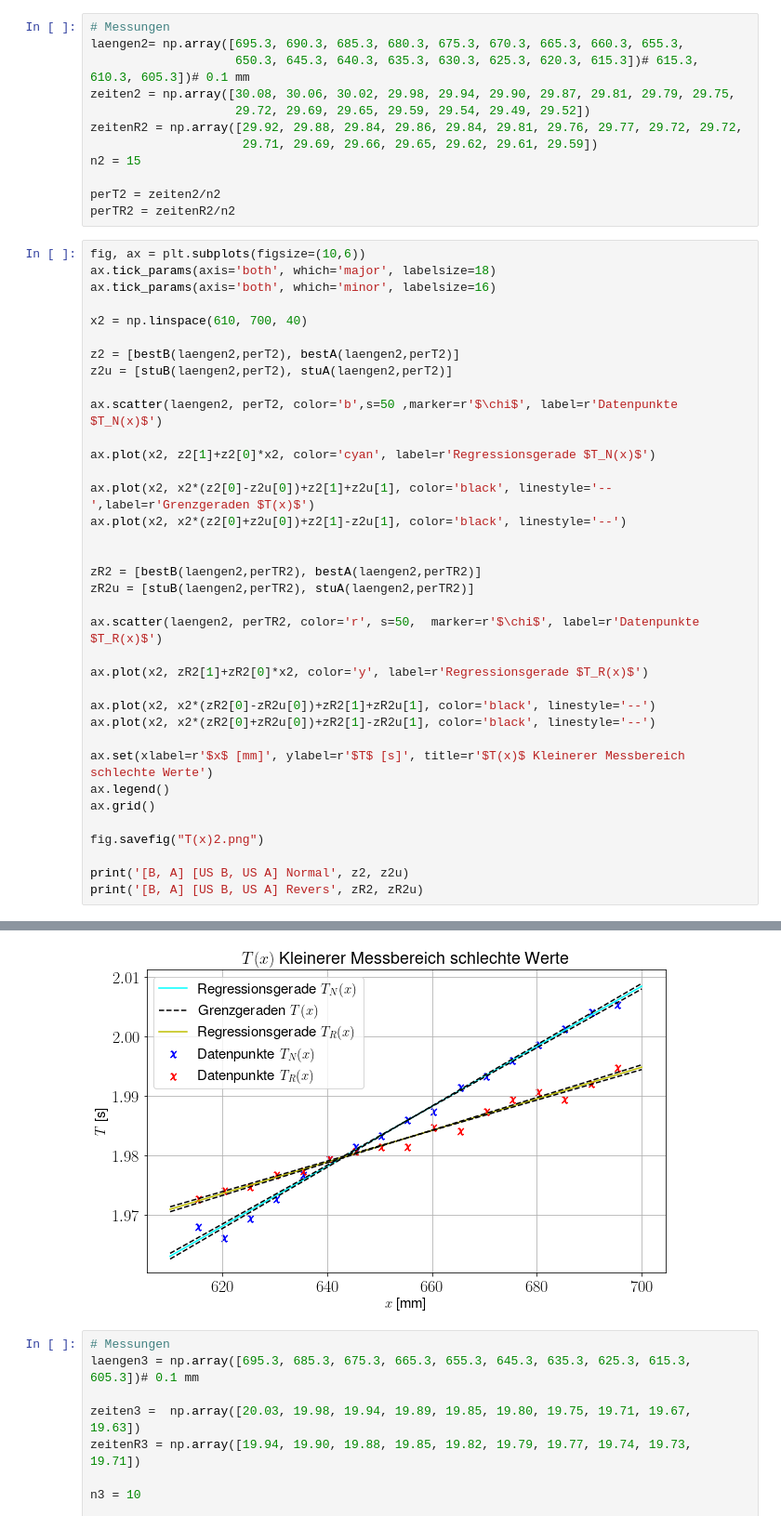
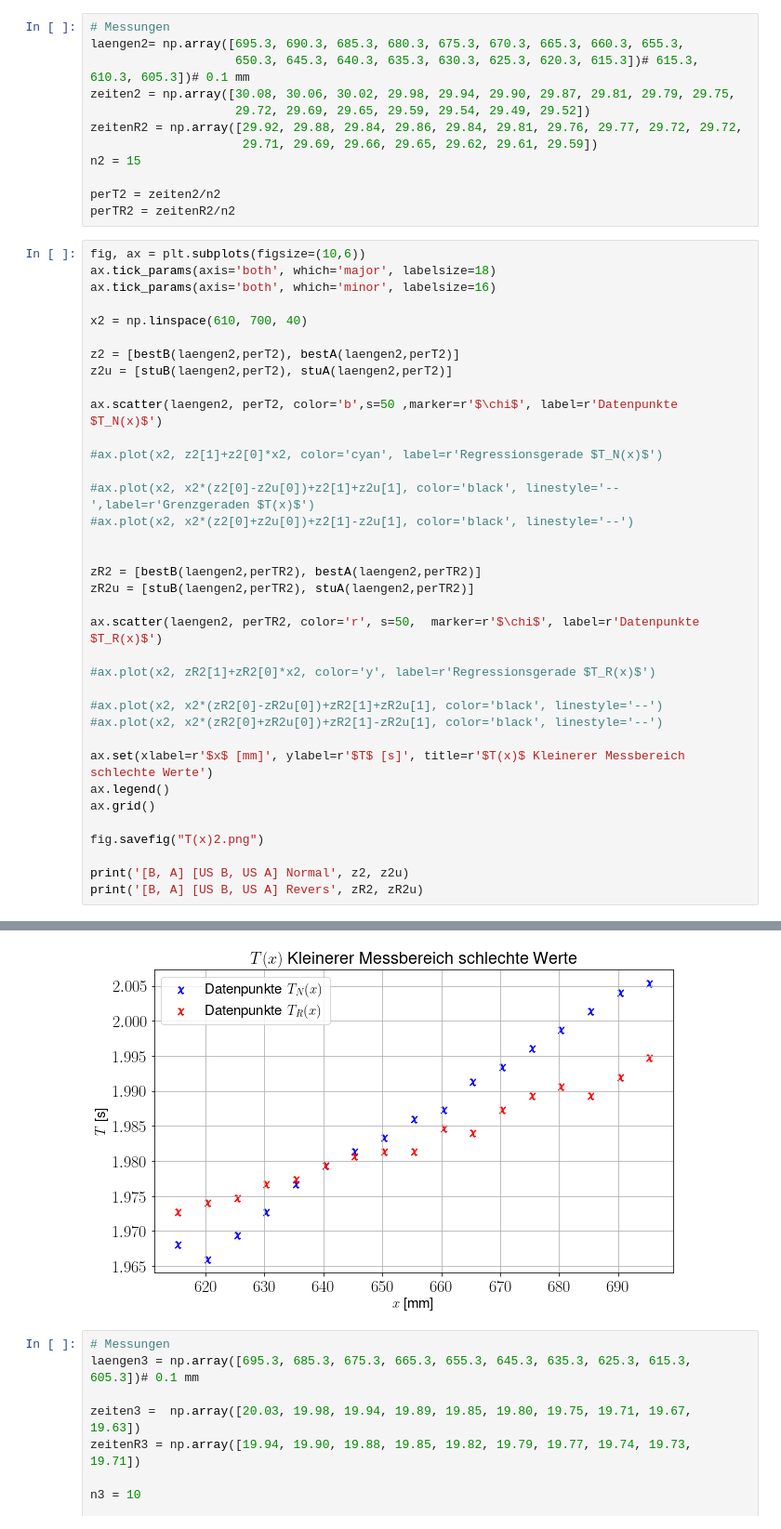
Before and after one commit to AP1ACC/V1, a Jupyter notebook: V 18/V18.ipynb, the cells around one changed output, grey strips where cells are left out. Shown: that part at 93% size. Saved outputs shown, nothing was run; the diff lists cells and outputs as text.

```diff
--- a/V 18/V18.ipynb
+++ b/V 18/V18.ipynb
@@ -219,40 +222,40 @@ ax.tick_params(axis='both', which='major', labelsize=18)
 ax.tick_params(axis='both', which='minor', labelsize=16)
 
 x2 = np.linspace(610, 700, 40)
 
 z2 = [bestB(laengen2,perT2), bestA(laengen2,perT2)]
 z2u = [stuB(laengen2,perT2), stuA(laengen2,perT2)]
 
 ax.scatter(laengen2, perT2, color='b',s=50 ,marker=r'$\chi$', label=r'Datenpunkte $T_N(x)$')
 
-ax.plot(x2, z2[1]+z2[0]*x2, color='cyan', label=r'Regressionsgerade $T_N(x)$')
+#ax.plot(x2, z2[1]+z2[0]*x2, color='cyan', label=r'Regressionsgerade $T_N(x)$')
 
-ax.plot(x2, x2*(z2[0]-z2u[0])+z2[1]+z2u[1], color='black', linestyle='--',label=r'Grenzgeraden $T(x)$')
-ax.plot(x2, x2*(z2[0]+z2u[0])+z2[1]-z2u[1], color='black', linestyle='--')
+#ax.plot(x2, x2*(z2[0]-z2u[0])+z2[1]+z2u[1], color='black', linestyle='--',label=r'Grenzgeraden $T(x)$')
+#ax.plot(x2, x2*(z2[0]+z2u[0])+z2[1]-z2u[1], color='black', linestyle='--')
 
 
 zR2 = [bestB(laengen2,perTR2), bestA(laengen2,perTR2)]
 zR2u = [stuB(laengen2,perTR2), stuA(laengen2,perTR2)]
 
 ax.scatter(laengen2, perTR2, color='r', s=50,  marker=r'$\chi$', label=r'Datenpunkte $T_R(x)$')
 
-ax.plot(x2, zR2[1]+zR2[0]*x2, color='y', label=r'Regressionsgerade $T_R(x)$')
+#ax.plot(x2, zR2[1]+zR2[0]*x2, color='y', label=r'Regressionsgerade $T_R(x)$')
 
-ax.plot(x2, x2*(zR2[0]-zR2u[0])+zR2[1]+zR2u[1], color='black', linestyle='--')
-ax.plot(x2, x2*(zR2[0]+zR2u[0])+zR2[1]-zR2u[1], color='black', linestyle='--')
+#ax.plot(x2, x2*(zR2[0]-zR2u[0])+zR2[1]+zR2u[1], color='black', linestyle='--')
+#ax.plot(x2, x2*(zR2[0]+zR2u[0])+zR2[1]-zR2u[1], color='black', linestyle='--')
 
 ax.set(xlabel=r'$x$ [mm]', ylabel=r'$T$ [s]', title=r'$T(x)$ Kleinerer Messbereich schlechte Werte')
 ax.legend()
 ax.grid()
 
 fig.savefig("T(x)2.png")
 
 print('[B, A] [US B, US A] Normal', z2, z2u)
 print('[B, A] [US B, US A] Revers', zR2, zR2u)
 # %% [output]
 [B, A] [US B, US A] Normal [0.0005049019607845389, 1.6550200980388121] [1.0495234267507403e-05, 0.006882330115178816]
 [B, A] [US B, US A] Revers [0.00026568627450982134, 1.8088369607843082] [9.034041685769672e-06, 0.0059241419077460875]
-[figure, old version]
+[figure, new version]
 # %%
 # Messungen
 laengen3 = np.array([695.3, 685.3, 675.3, 665.3, 655.3, 645.3, 635.3, 625.3, 615.3, 605.3])# 0.1 mm
```
Also changed, not shown: parts of 4 cells of this notebook, 4 other files.
